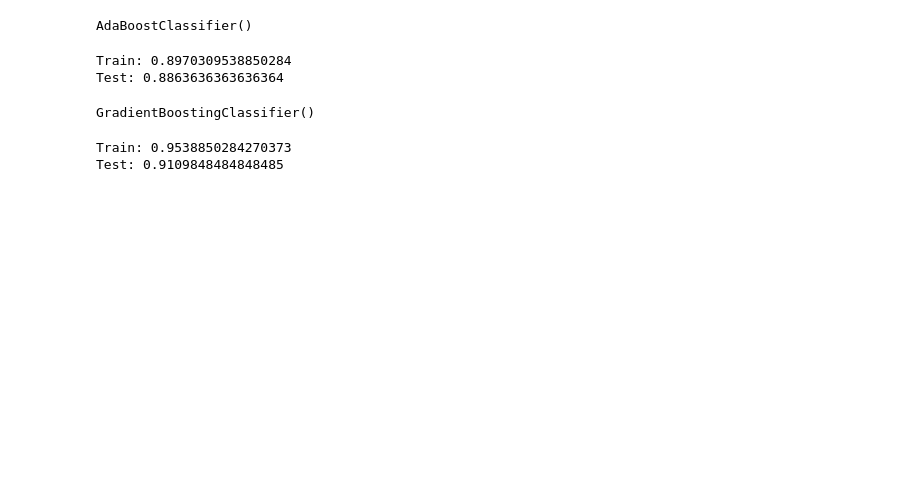
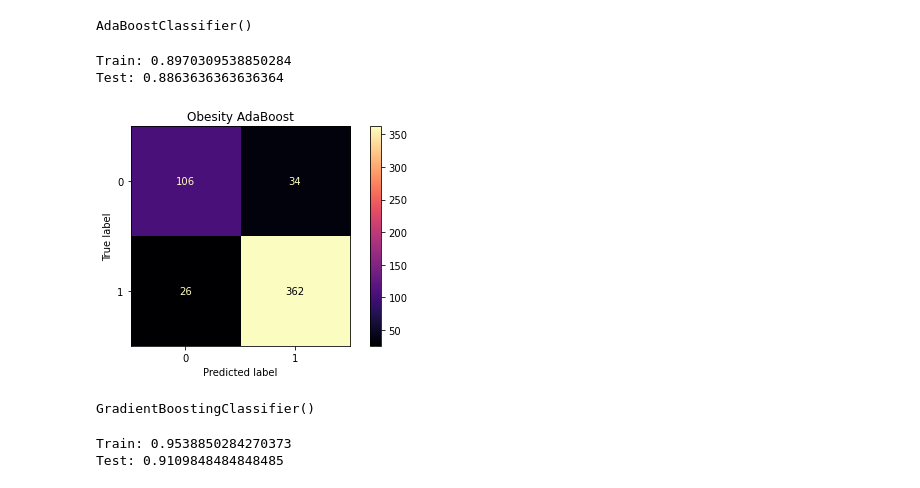
Before and after one commit to sbhewitt/Obesity-Group-Project, a Jupyter notebook: code/rick_model_classification.ipynb, the cells around one changed output. Cells and saved outputs as stored; diff of their text form; code cells hidden in the pictures; blank space fills up the shorter version.

```diff
--- a/code/rick_model_classification.ipynb
+++ b/code/rick_model_classification.ipynb
@@ -61,6 +86,18 @@ print(f'Test: {ada.score(X_test, y_test)}')
 # %% [output]
 Train: 0.8970309538850284
 Test: 0.8863636363636364
+# %%
+predsada = ada.predict(X_test)
+# %%
+ConfusionMatrixDisplay.from_predictions(y_test, predsada,
+                                        cmap = 'magma',
+                                       )
+plt.title('Obesity AdaBoost')
+
+plt.tight_layout()
+#plt.savefig('../images/ada_simple_cmatrix');
+# %% [output]
+[figure, added]
 # %%
 gr = GradientBoostingClassifier()
 gr.fit(X_train, y_train)
```
Also changed, not shown: parts of 8 cells of this notebook, 3 other files.
